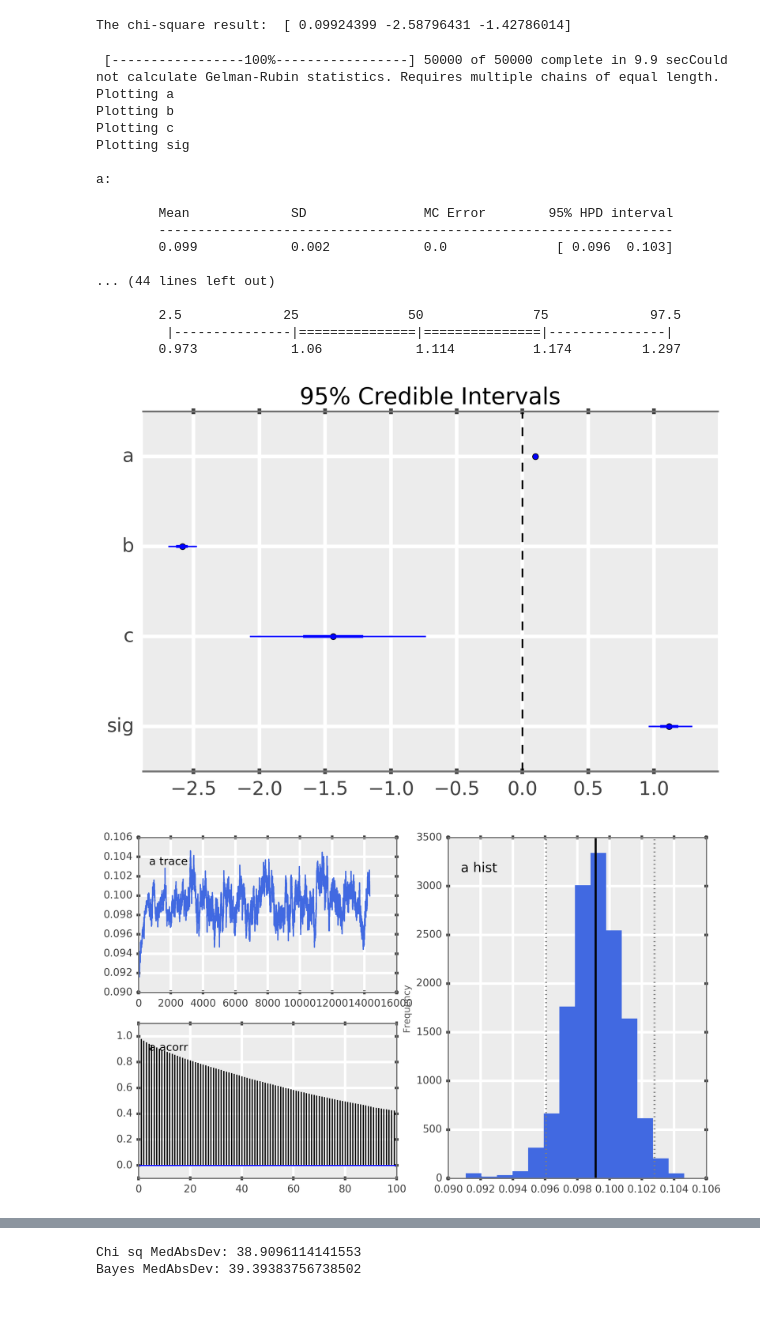
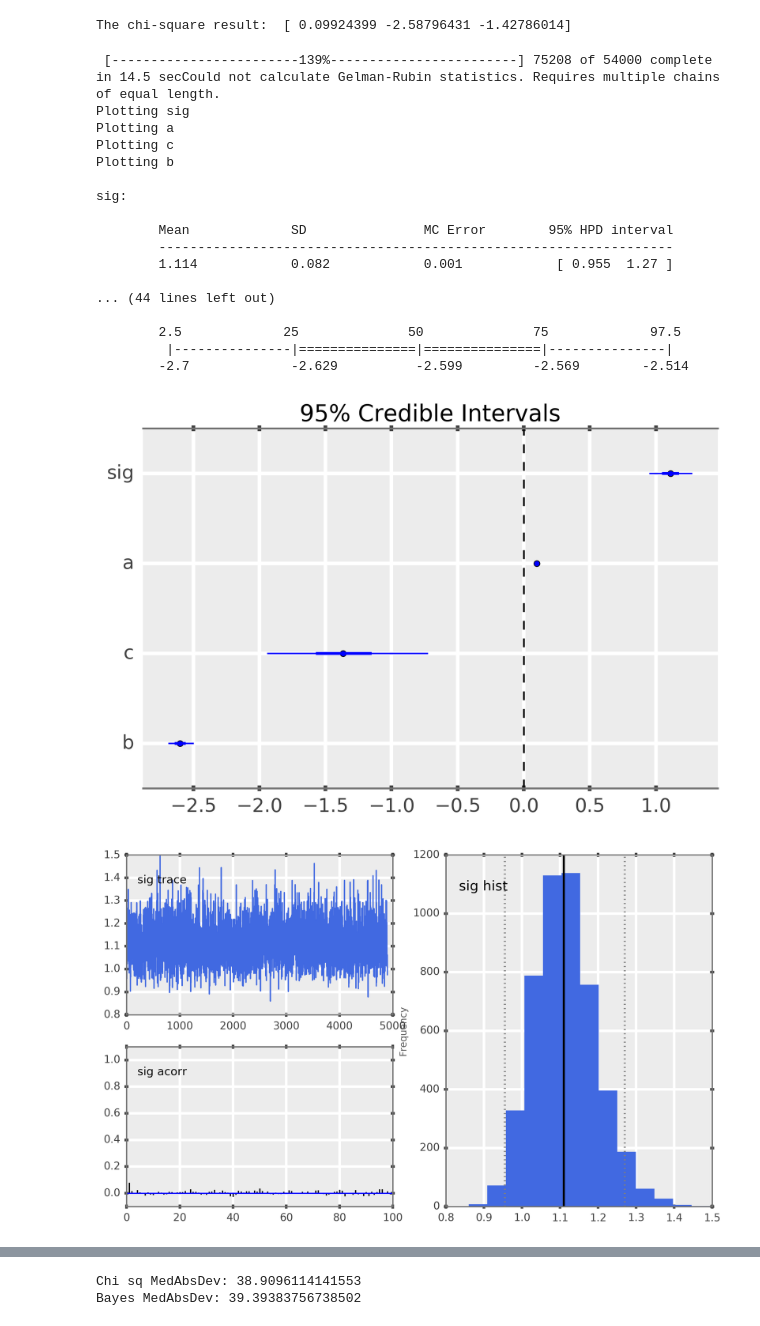
Before and after one commit to balarsen/pymc_learning, a Jupyter notebook: Learning/BayesianFit.ipynb, the cells around one changed output, grey strips where cells are left out. Saved outputs shown, nothing was run; the diff lists cells and outputs as text; code cells hidden in the pictures.

```diff
--- a/Learning/BayesianFit.ipynb
+++ b/Learning/BayesianFit.ipynb
@@ -52,30 +52,30 @@ y = pymc.Normal('y', mu=mod_quadratic, tau=1.0/sig**2, value=f, observed=True)
 # %%
 
 # Now, go to command line and run the following (or alternatively put them in a file):
 
-R = pymc.MCMC({'sig':sig, 'a':a, 'b':b, 'c':c, 'y':y})    #  build the model
-R.sample(50000, 7000, thin=3)              # populate and run it
+R = pymc.MCMC((sig, a, b, c, y))    #  build the model
+R.sample(50000, 1000, thin=10, burn_till_tuned=True)              # populate and run it
 R.stats()
 pymc.Matplot.summary_plot(R)
 pymc.Matplot.plot(R)
 R.summary()
 # %% [output]
- [-----------------100%-----------------] 50000 of 50000 complete in 9.9 secCould not calculate Gelman-Rubin statistics. Requires multiple chains of equal length.
+ [------------------------139%------------------------] 75208 of 54000 complete in 14.5 secCould not calculate Gelman-Rubin statistics. Requires multiple chains of equal length.
+Plotting sig
 Plotting a
+Plotting c
 Plotting b
-Plotting c
-Plotting sig
 
-a:
+sig:
 
         Mean             SD               MC Error        95% HPD interval
         ------------------------------------------------------------------
-        0.099            0.002            0.0              [ 0.096  0.103]
+        1.114            0.082            0.001            [ 0.955  1.27 ]
 
 ... (44 lines left out)
 
         2.5             25              50              75             97.5
          |---------------|===============|===============|---------------|
-        0.973            1.06            1.114          1.174         1.297
+        -2.7             -2.629          -2.599         -2.569        -2.514
-[figure, old version]
+[figure, new version]
-[figure, old version]
+[figure, new version]
```
Also changed, not shown: parts of 7 cells of this notebook, 6 other files.
